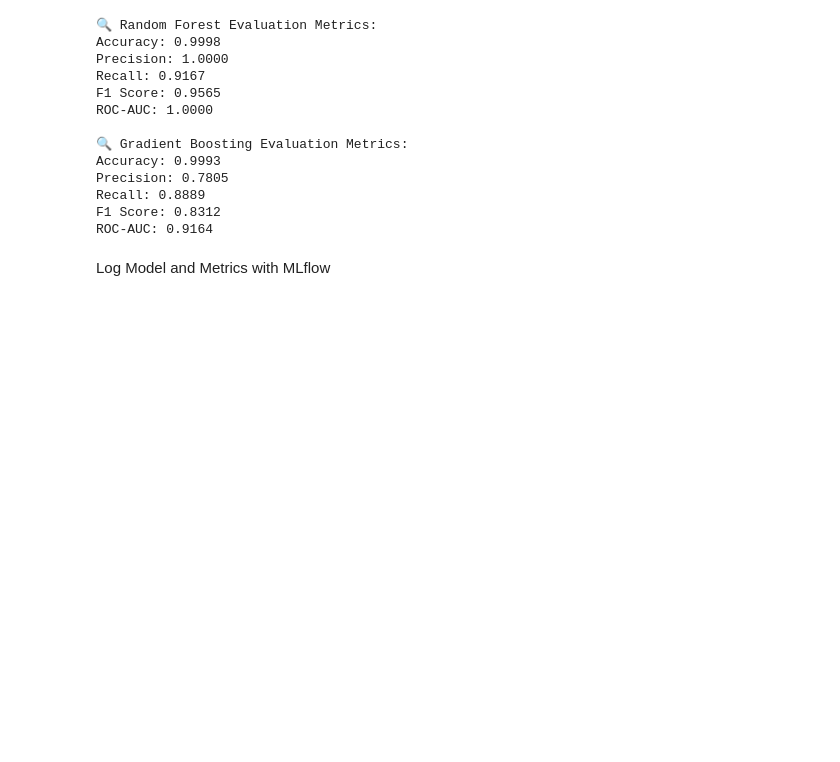
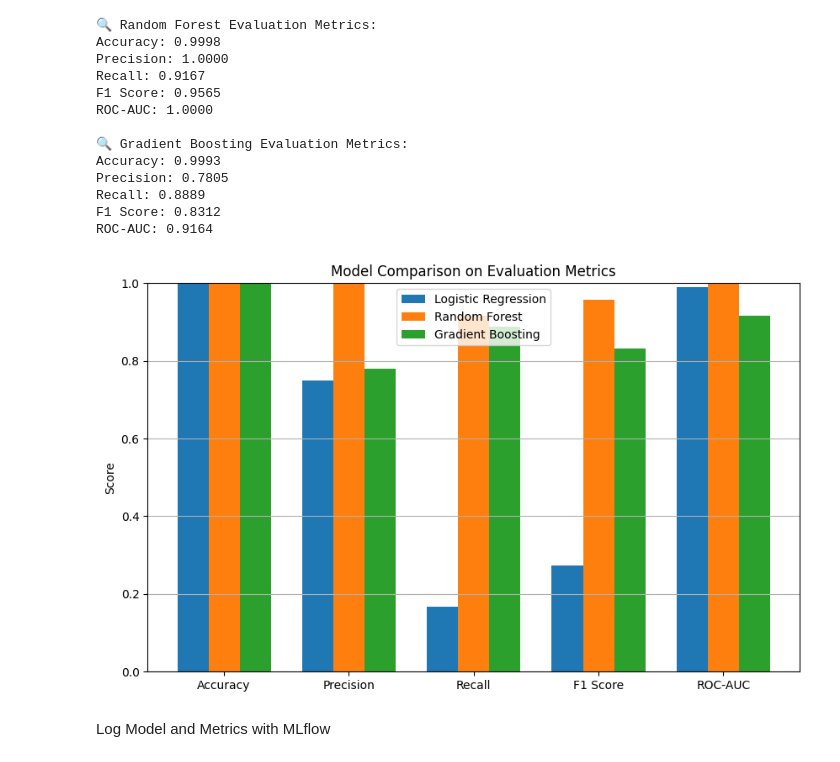
Before and after one commit to BetselotYitagesu/credit-risk-model, a Jupyter notebook: notebooks/train_model.ipynb, the cells around one changed output. Cells and saved outputs as stored; diff of their text form; code cells hidden in the pictures; blank space fills up the shorter version.

```diff
--- a/notebooks/train_model.ipynb
+++ b/notebooks/train_model.ipynb
@@ -181,6 +181,54 @@ Precision: 0.7805
 Recall: 0.8889
 F1 Score: 0.8312
 ROC-AUC: 0.9164
+# %%
+import numpy as np
+import matplotlib.pyplot as plt
+
+metrics = ['Accuracy', 'Precision', 'Recall', 'F1 Score', 'ROC-AUC']
+
+# Calculate metrics for each model
+scores_lr = [
+    accuracy_score(y_test, model.predict(X_test)),
+    precision_score(y_test, model.predict(X_test)),
+    recall_score(y_test, model.predict(X_test)),
+    f1_score(y_test, model.predict(X_test)),
+    roc_auc_score(y_test, model.predict_proba(X_test)[:, 1])
+]
+
+scores_rf = [
+    accuracy_score(y_test, rf_model.predict(X_test)),
+    precision_score(y_test, rf_model.predict(X_test)),
+    recall_score(y_test, rf_model.predict(X_test)),
+    f1_score(y_test, rf_model.predict(X_test)),
+    roc_auc_score(y_test, rf_model.predict_proba(X_test)[:, 1])
+]
+
+scores_gbm = [
+    accuracy_score(y_test, gbm_model.predict(X_test)),
+    precision_score(y_test, gbm_model.predict(X_test)),
+    recall_score(y_test, gbm_model.predict(X_test)),
+    f1_score(y_test, gbm_model.predict(X_test)),
+    roc_auc_score(y_test, gbm_model.predict_proba(X_test)[:, 1])
+]
+
+x = np.arange(len(metrics))
+width = 0.25
+
+plt.figure(figsize=(10,6))
+plt.bar(x - width, scores_lr, width, label='Logistic Regression')
+plt.bar(x, scores_rf, width, label='Random Forest')
+plt.bar(x + width, scores_gbm, width, label='Gradient Boosting')
+
+plt.ylabel('Score')
+plt.title('Model Comparison on Evaluation Metrics')
+plt.xticks(x, metrics)
+plt.ylim(0, 1)
+plt.legend()
+plt.grid(axis='y')
+plt.show()
+# %% [output]
+[figure, added]
 # %% [markdown]
 Log Model and Metrics with MLflow
 # %%
```
Also changed, not shown: parts of 1 cell of this notebook, 7 other files.
